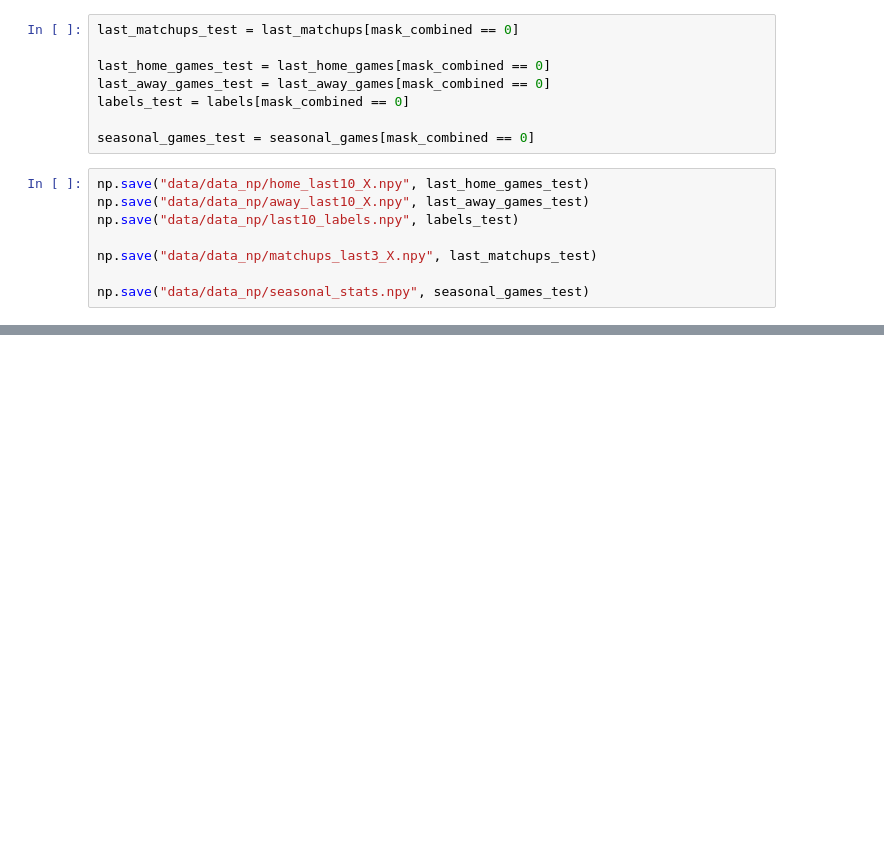
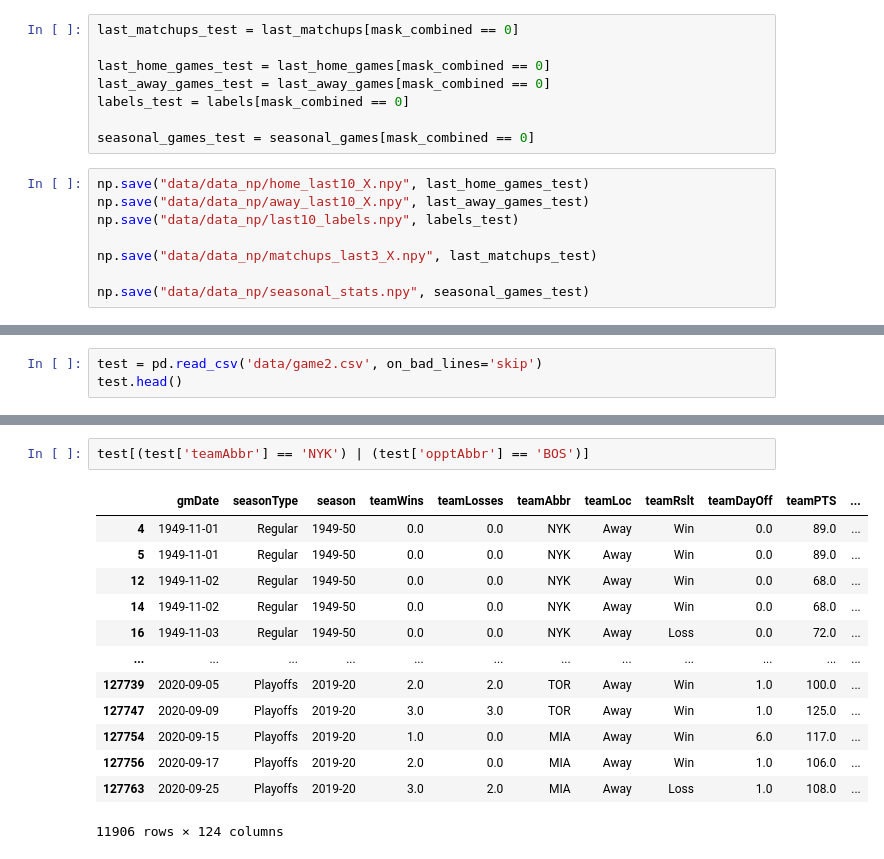
Before and after one commit to mdunat/nba_prediction, a Jupyter notebook: dataset.ipynb, the cells around one changed output, grey strips where cells are left out. Saved outputs shown, nothing was run; the diff lists cells and outputs as text; blank space fills up the shorter version.

```diff
--- a/dataset.ipynb
+++ b/dataset.ipynb
@@ -300,0 +303,3 @@ np.save("data/data_np/seasonal_stats.npy", seasonal_games_test)
+# %%
+test = pd.read_csv('data/game2.csv', on_bad_lines='skip')
+test.head()
@@ -300,0 +313,16 @@ np.save("data/data_np/seasonal_stats.npy", seasonal_games_test)
+# %%
+test[(test['teamAbbr'] == 'NYK') | (test['opptAbbr'] == 'BOS')]
+# %% [output]
+|  | gmDate | seasonType | season | teamWins | teamLosses | teamAbbr | teamLoc | teamRslt | teamDayOff | teamPTS | ... |
+| 4 | 1949-11-01 | Regular | 1949-50 | 0.0 | 0.0 | NYK | Away | Win | 0.0 | 89.0 | ... |
+| 5 | 1949-11-01 | Regular | 1949-50 | 0.0 | 0.0 | NYK | Away | Win | 0.0 | 89.0 | ... |
+| 12 | 1949-11-02 | Regular | 1949-50 | 0.0 | 0.0 | NYK | Away | Win | 0.0 | 68.0 | ... |
+| 14 | 1949-11-02 | Regular | 1949-50 | 0.0 | 0.0 | NYK | Away | Win | 0.0 | 68.0 | ... |
+| 16 | 1949-11-03 | Regular | 1949-50 | 0.0 | 0.0 | NYK | Away | Loss | 0.0 | 72.0 | ... |
+| ... | ... | ... | ... | ... | ... | ... | ... | ... | ... | ... | ... |
+| 127739 | 2020-09-05 | Playoffs | 2019-20 | 2.0 | 2.0 | TOR | Away | Win | 1.0 | 100.0 | ... |
+| 127747 | 2020-09-09 | Playoffs | 2019-20 | 3.0 | 3.0 | TOR | Away | Win | 1.0 | 125.0 | ... |
+| 127754 | 2020-09-15 | Playoffs | 2019-20 | 1.0 | 0.0 | MIA | Away | Win | 6.0 | 117.0 | ... |
+| 127756 | 2020-09-17 | Playoffs | 2019-20 | 2.0 | 0.0 | MIA | Away | Win | 1.0 | 106.0 | ... |
+| 127763 | 2020-09-25 | Playoffs | 2019-20 | 3.0 | 2.0 | MIA | Away | Loss | 1.0 | 108.0 | ... |
+11906 rows × 124 columns
```
Also changed, not shown: parts of 2 cells of this notebook, 3 other files.
